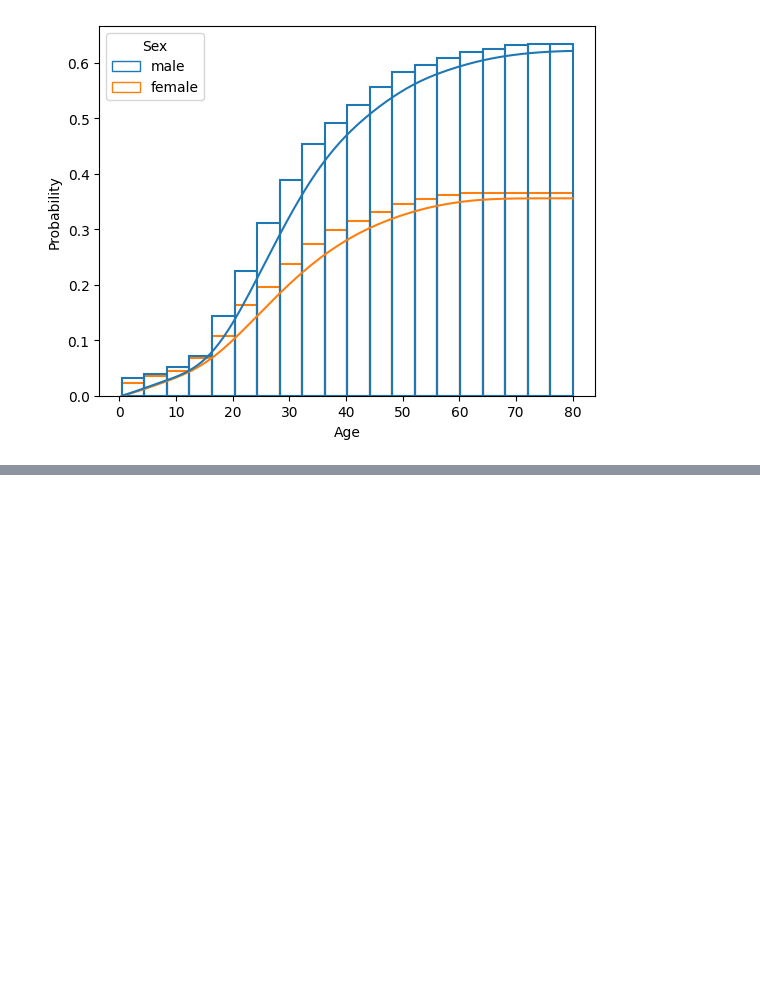
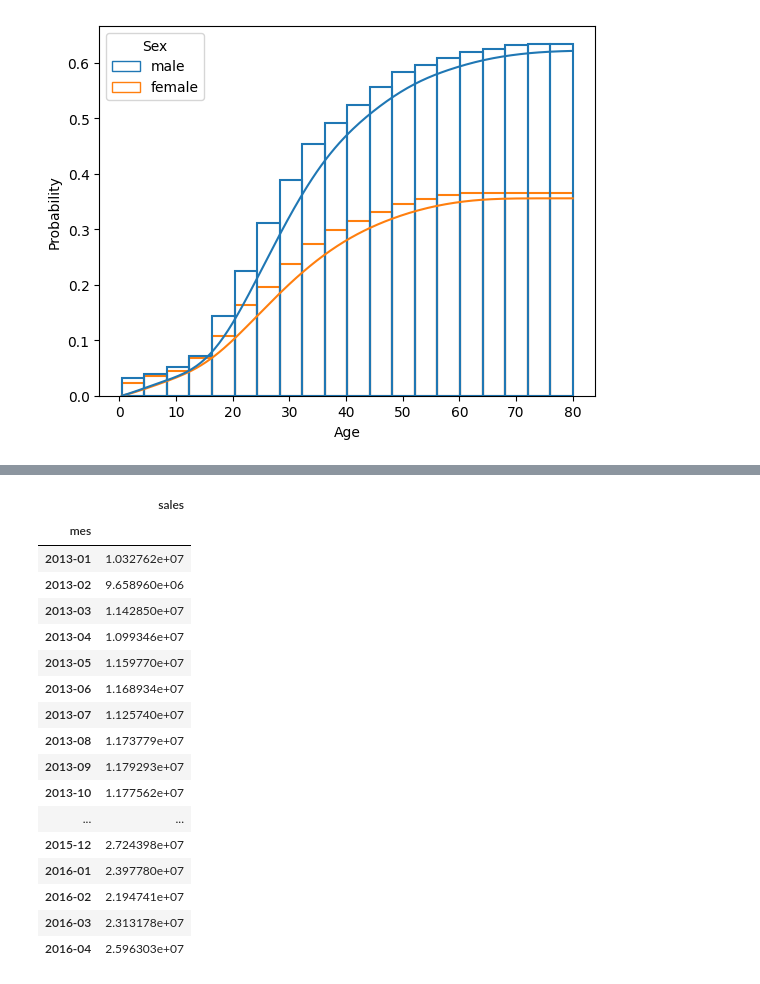
Before and after one commit to lromeror/DataVisualization, a Jupyter notebook: Visualizaciones Univariables/visualizaciones.ipynb, the cells around one changed output, grey strips where cells are left out. Saved outputs shown, nothing was run; the diff lists cells and outputs as text; code cells hidden in the pictures; blank space fills up the shorter version.

```diff
--- a/Visualizaciones Univariables/visualizaciones.ipynb
+++ b/Visualizaciones Univariables/visualizaciones.ipynb
@@ -137,0 +167,22 @@ sns.histplot(x='Age',data=df,kde=True,stat='probability',hue='Sex',cumulative=Tr
+# %%
+bymes=df2.groupby('mes').agg({'sales':'sum'})
+bymes
+# %% [output]
+|  | sales |
+| mes |  |
+| 2013-01 | 1.032762e+07 |
+| 2013-02 | 9.658960e+06 |
+| 2013-03 | 1.142850e+07 |
+| 2013-04 | 1.099346e+07 |
+| 2013-05 | 1.159770e+07 |
+| 2013-06 | 1.168934e+07 |
+| 2013-07 | 1.125740e+07 |
+| 2013-08 | 1.173779e+07 |
+| 2013-09 | 1.179293e+07 |
+| 2013-10 | 1.177562e+07 |
+| ... | ... |
+| 2015-12 | 2.724398e+07 |
+| 2016-01 | 2.397780e+07 |
+| 2016-02 | 2.194741e+07 |
+| 2016-03 | 2.313178e+07 |
+| 2016-04 | 2.596303e+07 |
```
Also changed, not shown: parts of 5 cells of this notebook.
